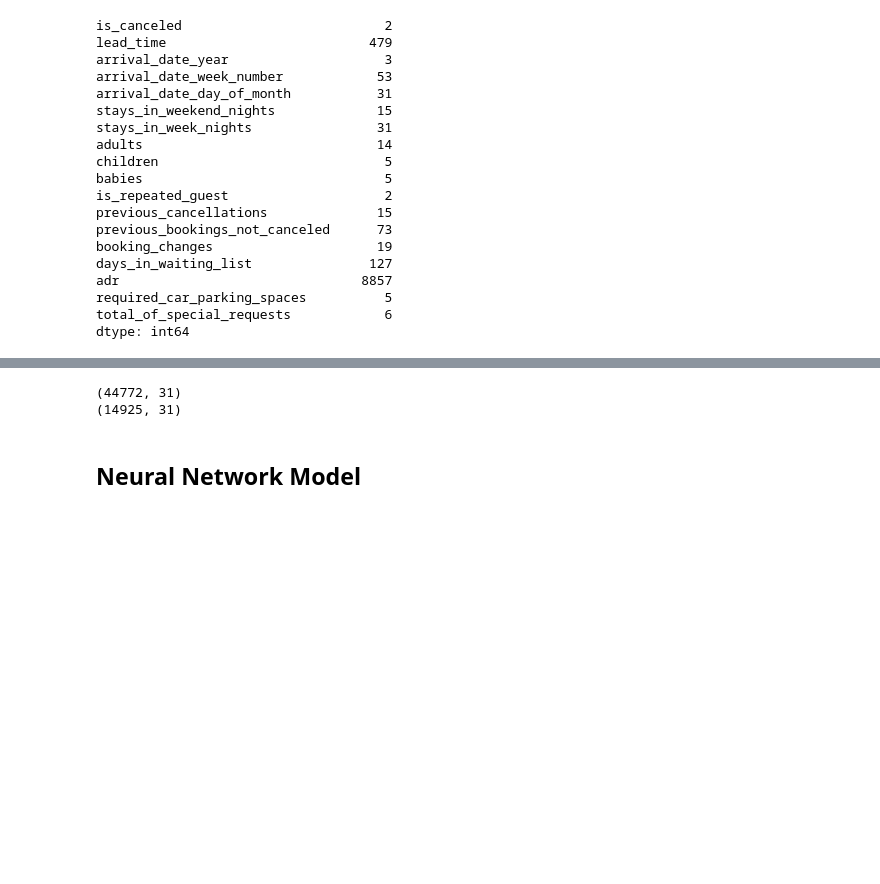
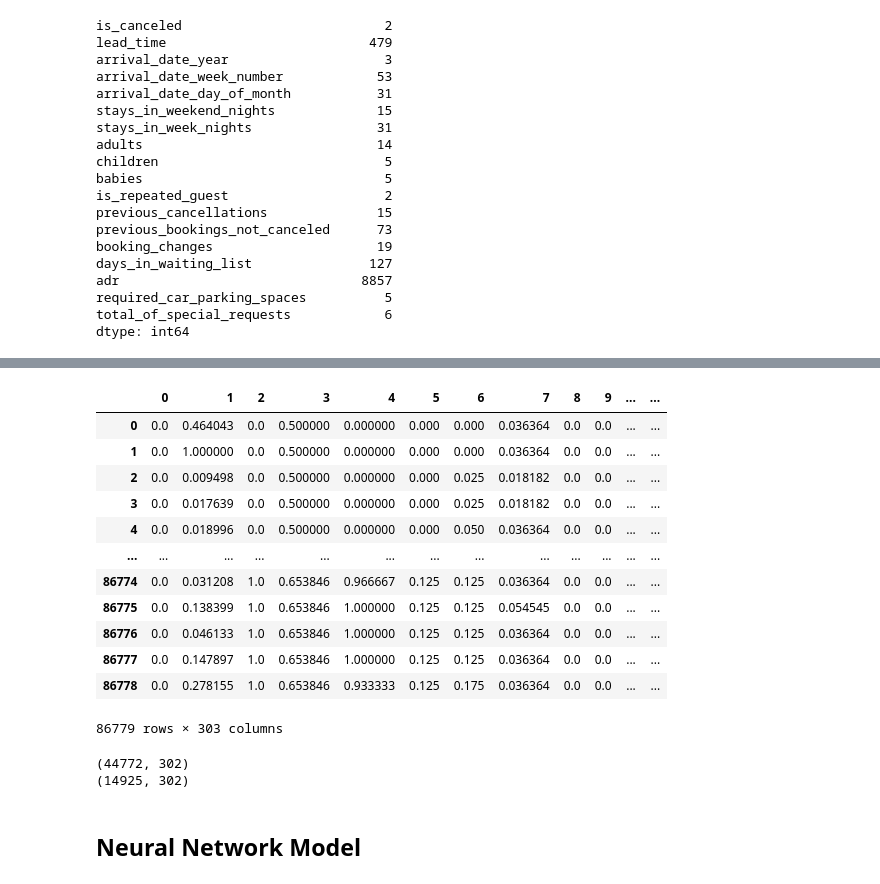
Before and after one commit to elp192/Group-Project, a Jupyter notebook: machine_learning/NN-Elnaz.ipynb, the cells around one changed output, grey strips where cells are left out. Saved outputs shown, nothing was run; the diff lists cells and outputs as text; code cells hidden in the pictures; blank space fills up the shorter version.

```diff
--- a/machine_learning/NN-Elnaz.ipynb
+++ b/machine_learning/NN-Elnaz.ipynb
@@ -232,3 +234,29 @@ hotel_df_merge.head()
+# %%
+# Normalize the nominal columns.
+X_num=hotel_df1_clean[hotel_df1_other].values
+
+# define min max scaler
+scaler = MinMaxScaler()
+# transform data
+scaled = scaler.fit_transform(X_num)
+X_scaled_num=pd.DataFrame(scaled)
+
+horel_df_merge=X_scaled_num.merge(encode_df,left_index=True,right_index=True)
+horel_df_merge
+# %% [output]
+|  | 0 | 1 | 2 | 3 | 4 | 5 | 6 | 7 | 8 | 9 | ... | ... |
+| 0 | 0.0 | 0.464043 | 0.0 | 0.500000 | 0.000000 | 0.000 | 0.000 | 0.036364 | 0.0 | 0.0 | ... | ... |
+| 1 | 0.0 | 1.000000 | 0.0 | 0.500000 | 0.000000 | 0.000 | 0.000 | 0.036364 | 0.0 | 0.0 | ... | ... |
+| 2 | 0.0 | 0.009498 | 0.0 | 0.500000 | 0.000000 | 0.000 | 0.025 | 0.018182 | 0.0 | 0.0 | ... | ... |
+| 3 | 0.0 | 0.017639 | 0.0 | 0.500000 | 0.000000 | 0.000 | 0.025 | 0.018182 | 0.0 | 0.0 | ... | ... |
+| 4 | 0.0 | 0.018996 | 0.0 | 0.500000 | 0.000000 | 0.000 | 0.050 | 0.036364 | 0.0 | 0.0 | ... | ... |
+| ... | ... | ... | ... | ... | ... | ... | ... | ... | ... | ... | ... | ... |
+| 86774 | 0.0 | 0.031208 | 1.0 | 0.653846 | 0.966667 | 0.125 | 0.125 | 0.036364 | 0.0 | 0.0 | ... | ... |
+| 86775 | 0.0 | 0.138399 | 1.0 | 0.653846 | 1.000000 | 0.125 | 0.125 | 0.054545 | 0.0 | 0.0 | ... | ... |
+| 86776 | 0.0 | 0.046133 | 1.0 | 0.653846 | 1.000000 | 0.125 | 0.125 | 0.036364 | 0.0 | 0.0 | ... | ... |
+| 86777 | 0.0 | 0.147897 | 1.0 | 0.653846 | 1.000000 | 0.125 | 0.125 | 0.036364 | 0.0 | 0.0 | ... | ... |
+| 86778 | 0.0 | 0.278155 | 1.0 | 0.653846 | 0.933333 | 0.125 | 0.175 | 0.036364 | 0.0 | 0.0 | ... | ... |
+86779 rows × 303 columns
 # %%
 # Split data into train and test
 y=hotel_df_merge['is_canceled'].values
@@ -267,9 +285,9 @@ X_test_scaled = X_scaler.transform(X_test)
 # %%
-print(X_train_scaled.shape)
-print(X_test_scaled.shape)
+print(X_train.shape)
+print(X_test.shape)
 # %% [output]
-(44772, 31)
-(14925, 31)
+(44772, 302)
+(14925, 302)
 # %% [markdown]
 ## Neural Network Model
 # %%
```
Also changed, not shown: parts of 13 cells of this notebook.
